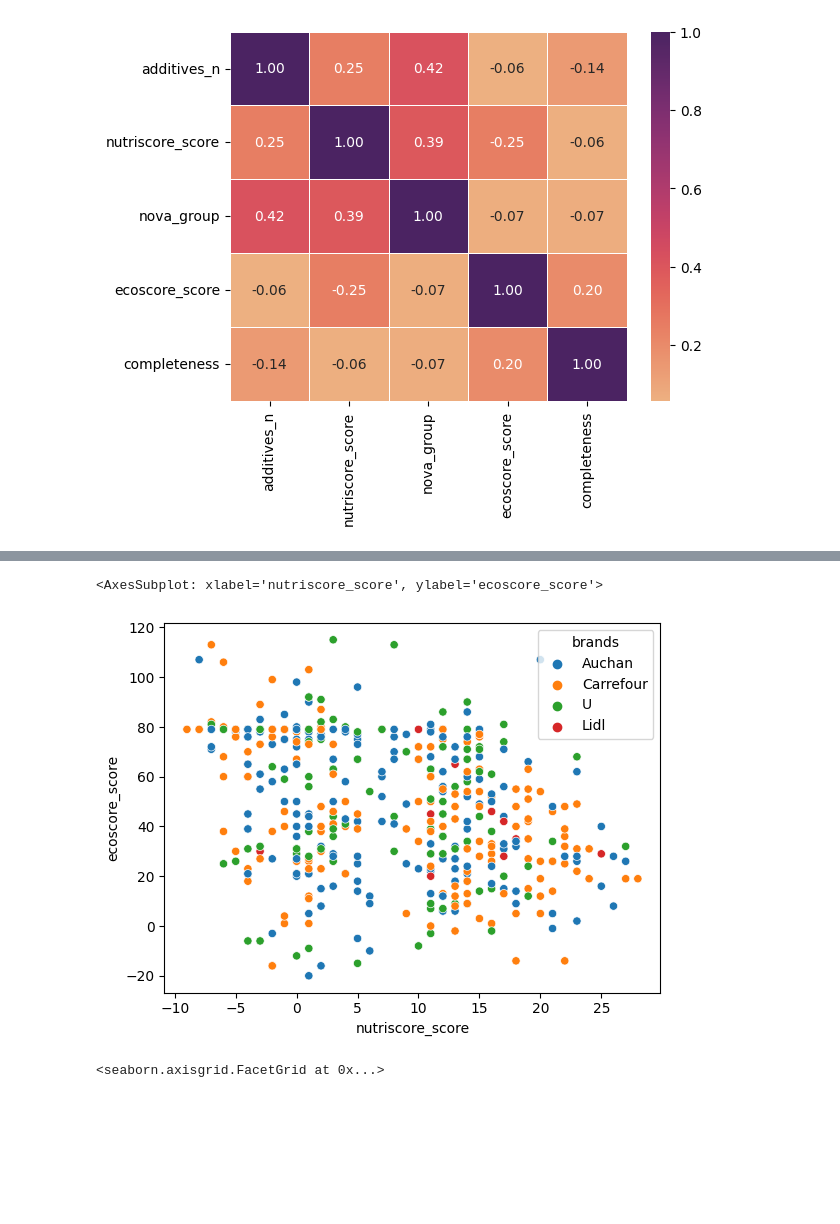
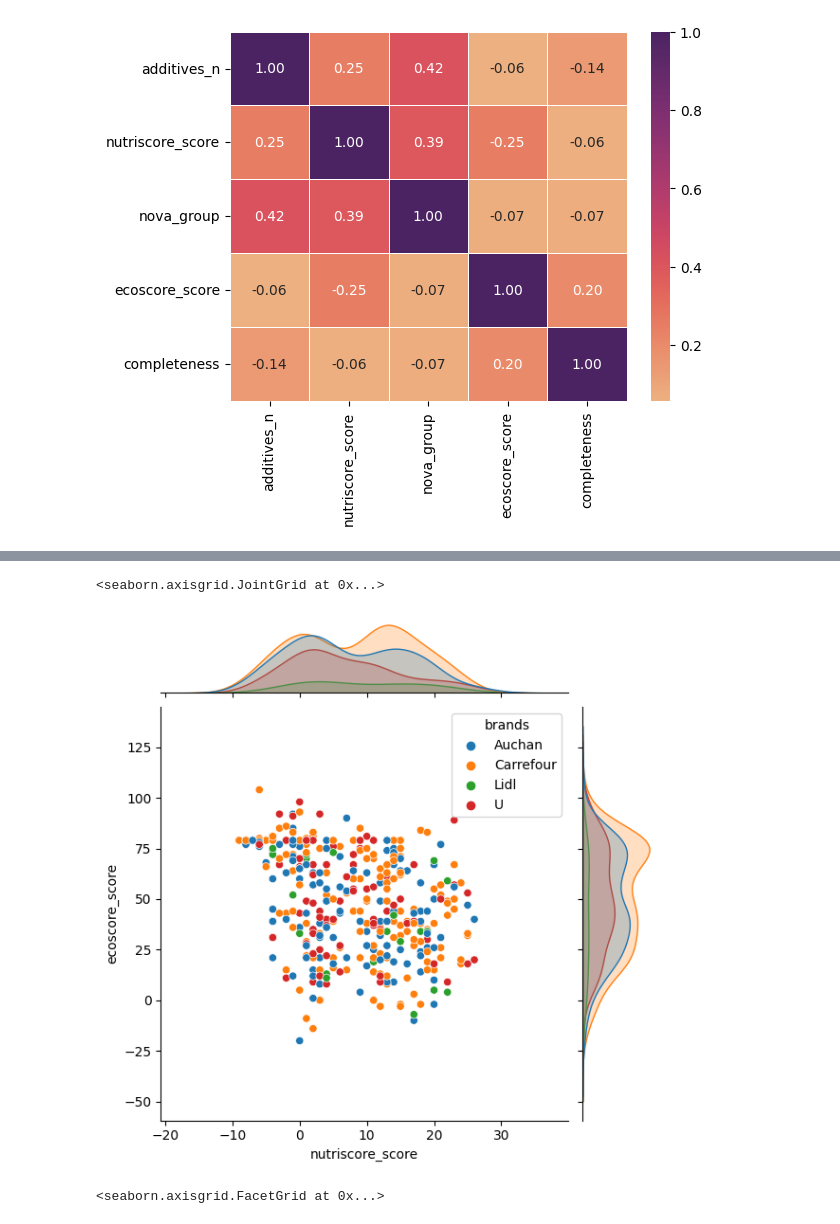
Before and after one commit to JulienfLeBoucher/OC_food_application, a Jupyter notebook: cleaning_notebook.ipynb, the cells around one changed output, grey strips where cells are left out. Saved outputs shown, nothing was run; the diff lists cells and outputs as text; code cells hidden in the pictures; blank space fills up the shorter version.

```diff
--- a/cleaning_notebook.ipynb
+++ b/cleaning_notebook.ipynb
@@ -720,15 +747,16 @@ Hence, this explains in part :
 # %%
-# selecting data with only 4 brands
+# selecting data with only 4 brands to search
+# for any major difference.
 data_br4 = data.loc[(data.brands == 'Carrefour')
                     |(data.brands == 'Auchan')
                     |(data.brands == 'U')
                     |(data.brands == 'Lidl'), :]
 
-sns.scatterplot(data=data_br4.sample(1000),
-                x='nutriscore_score',
-                y='ecoscore_score',
-                hue='brands')
+sns.jointplot(data=data_br4.sample(1000),
+              x='nutriscore_score',
+              y='ecoscore_score',
+              hue='brands')
 # %% [output]
-<AxesSubplot: xlabel='nutriscore_score', ylabel='ecoscore_score'>
+<seaborn.axisgrid.JointGrid at 0x...>
-[figure, old version]
+[figure, new version]
 # %%
```
Also changed, not shown: parts of 44 cells of this notebook, 2 other files.
